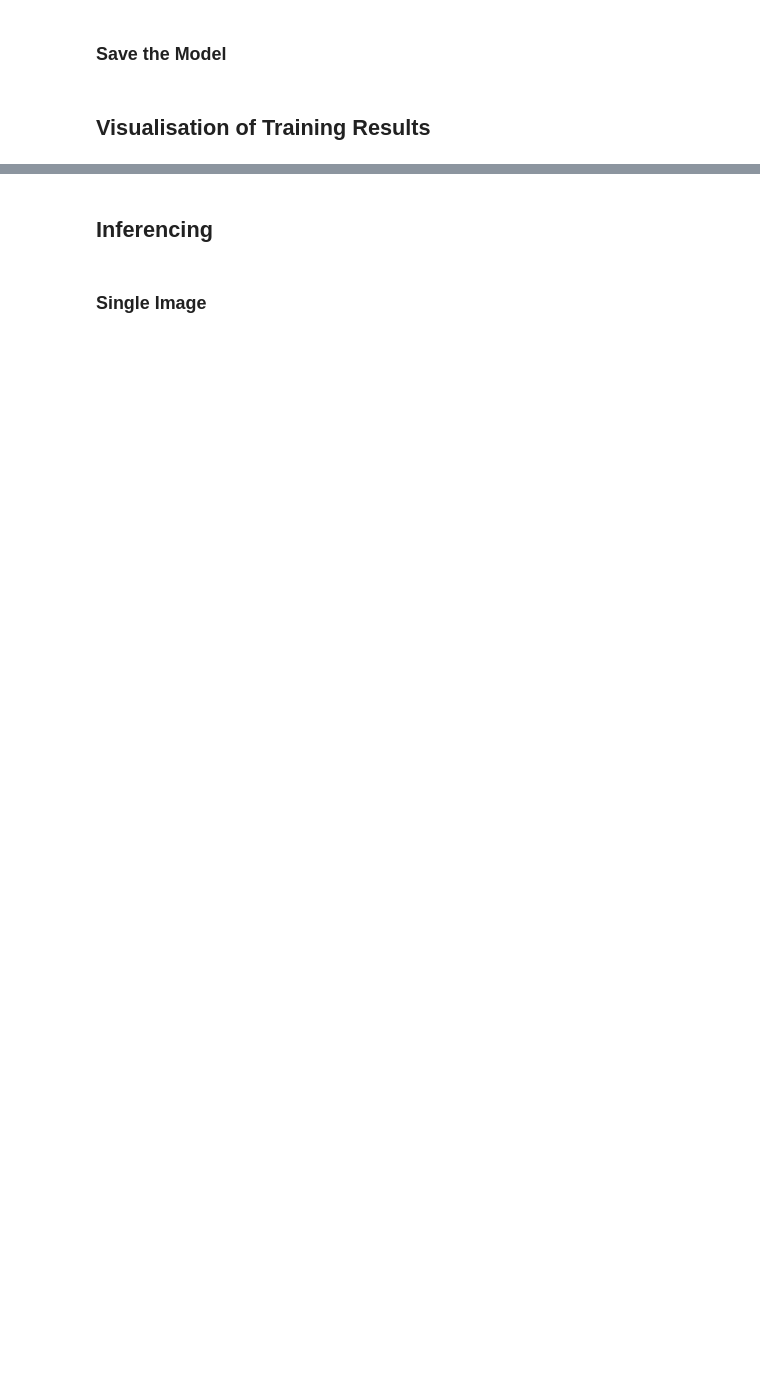
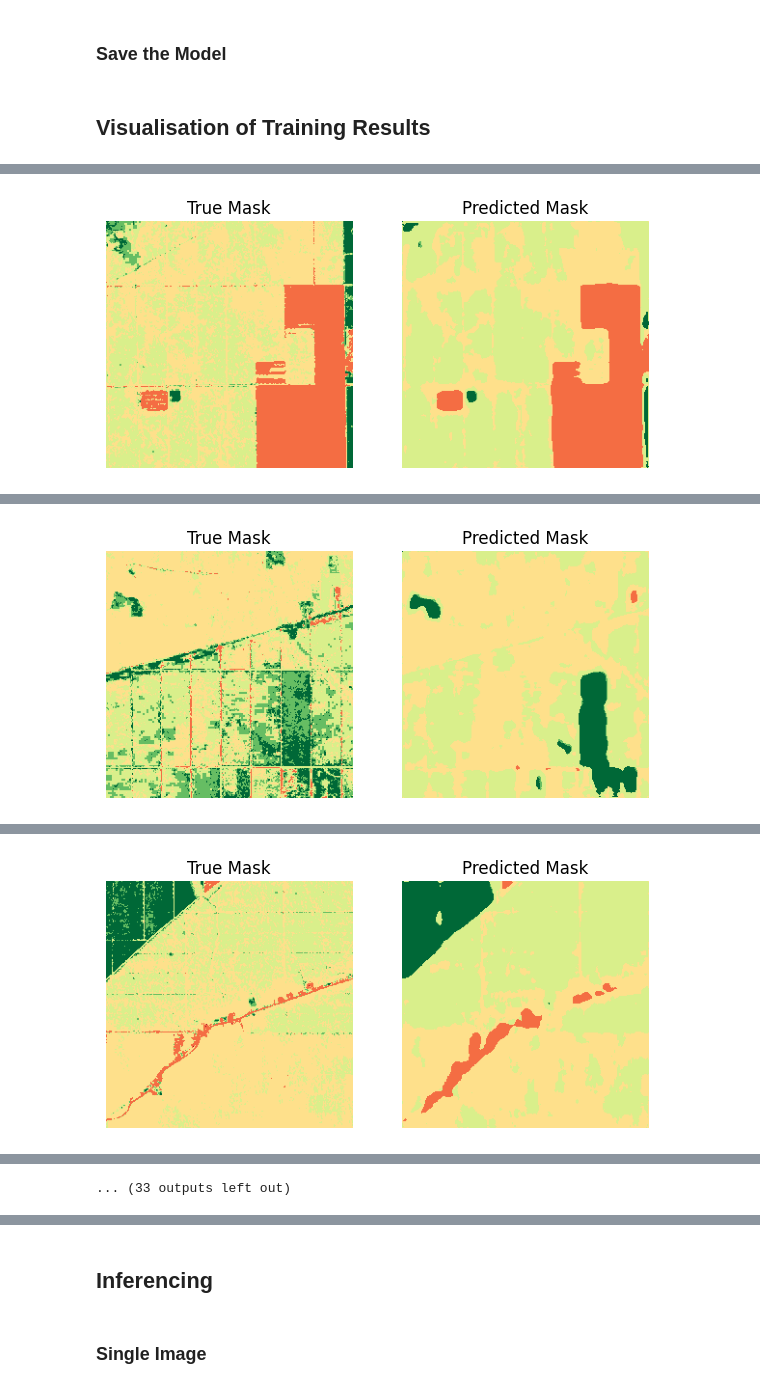
Before and after one commit to fajrunwm/gisml, a Jupyter notebook: Agriculture_Augmentation_v2.ipynb, the cells around one changed output, grey strips where cells are left out. Cells and saved outputs as stored; diff of their text form; code cells hidden in the pictures; blank space fills up the shorter version.

```diff
--- a/Agriculture_Augmentation_v2.ipynb
+++ b/Agriculture_Augmentation_v2.ipynb
@@ -489,11 +491,16 @@ model.save('drive/MyDrive/Colab Notebooks/AgrAug/model/overlap50_256.keras')
 # %% [markdown]
 ## Visualisation of Training Results
 # %%
-# Define the label-to-color mapping
+# Define discrete colors
+n_classes = 6  # Number of classes (including background)
+base_cmap = plt.cm.RdYlGn
+discrete_cmap = mcolors.ListedColormap(base_cmap(np.linspace(0, 1, n_classes)))
+#base_cmap = plt.cm.get_cmap('Set1', n_classes) # Using Set1 colormap
+
+# Define the label-to-color mapping using the discrete colormap
 label_to_color = {
-    0: (0, 0, 0),        # _background_ - Black
-    1: (0, 255, 0),      # formal - Green
-    2: (255, 0, 0)       # informal - Red
+    i: tuple(int(c * 255) for c in discrete_cmap.colors[i][:3])  # Take only the first 3 elements (RGB)
+    for i in range(n_classes)
 }
 
 # Function to convert mask to RGB image using label-to-color mapping
@@ -505,37 +512,31 @@ def mask_to_rgb(mask):
     return rgb_mask
 
 # Plot sample predictions with color mapping
-def plot_sample_predictions(model, x_val, y_val, image_files, num_images_to_display=5): # Added num_images_to_display parameter
-    num_samples = min(len(x_val), num_images_to_display) # Use the minimum to avoid exceeding available samples
+def plot_sample_predictions(model, x_val, y_val, image_files, num_images_to_display):
+    num_samples = min(len(x_val), num_images_to_display)
 
     for i in range(num_samples):
         x_sample = x_val[i]
         # Select the first 3 channels of the image
-        x_sample_rgb = x_sample[:,:,:3]
+        x_sample_rgb = x_sample[:, :, :3]
 
         y_true = np.argmax(y_val[i], axis=-1)
         y_pred = np.argmax(model.predict(np.expand_dims(x_sample, axis=0)), axis=-1).squeeze()
 
-        # Get the file name for the current sample
-        file_name = image_files[i]
-
-        fig, (ax1, ax2, ax3) = plt.subplots(1, 3, figsize=(5, 5))
+        fig, (ax1, ax2) = plt.subplots(1, 2, figsize=(7, 7))
 
         ax1.imshow(x_sample_rgb)
-        ax1.set_title('True Image')
+        ax1.imshow(mask_to_rgb(y_true))
+        ax1.set_title('True Mask')
         ax1.axis('off')
 
         ax2.imshow(x_sample_rgb)
-        ax2.imshow(mask_to_rgb(y_true), alpha=0.5)
-        ax2.set_title('True Mask')
+        ax2.imshow(mask_to_rgb(y_pred))
+        ax2.set_title('Predicted Mask')
         ax2.axis('off')
-
-        ax3.imshow(x_sample_rgb)
-        ax3.imshow(mask_to_rgb(y_pred), alpha=0.5)
-        ax3.set_title('Predicted Mask')
-        ax3.axis('off')
 
         plt.show()
 
-# Assuming model, x_val, y_val, and image_files are defined
-plot_sample_predictions(model, x_val, y_val, image_dir, num_images_to_display=5) # Call with desired number of images
+# Assuming model, x_val, y_val, and image_dir are defined
+plot_sample_predictions(model, x_val, y_val, image_dir, num_images_to_display=15)
+# %% [output]
@@ -541,0 +546 @@ plot_sample_predictions(model, x_val, y_val, image_dir, num_images_to_display=5)
+[figure, added]
@@ -541,0 +550 @@ plot_sample_predictions(model, x_val, y_val, image_dir, num_images_to_display=5)
+[figure, added]
@@ -541,0 +554 @@ plot_sample_predictions(model, x_val, y_val, image_dir, num_images_to_display=5)
+[figure, added]
@@ -541,0 +559 @@ plot_sample_predictions(model, x_val, y_val, image_dir, num_images_to_display=5)
+... (33 outputs left out)
```
Also changed, not shown: parts of 18 cells of this notebook.
